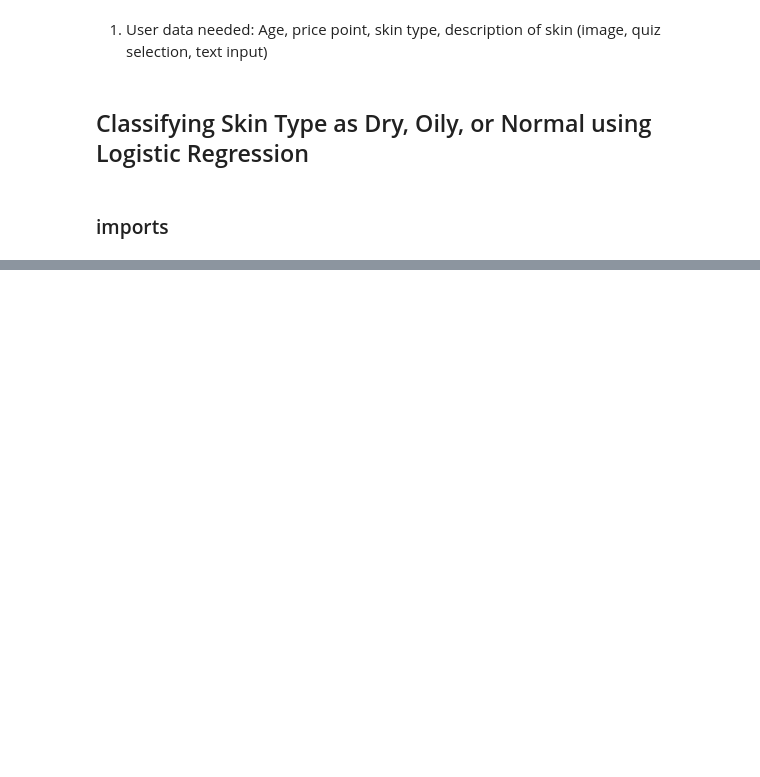
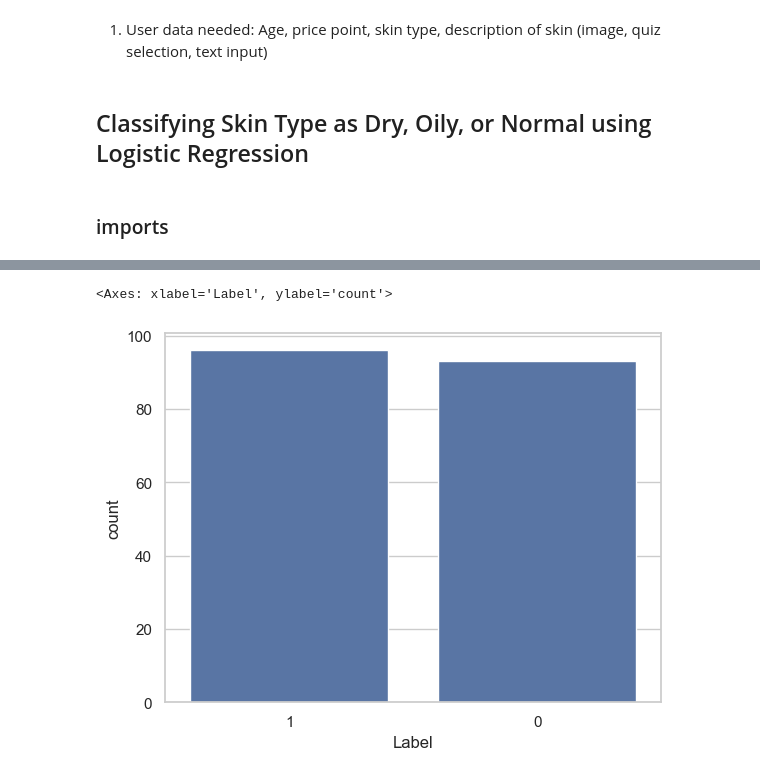
Before and after one commit to sarahlangleben/ingredient-reccomendations, a Jupyter notebook: main.ipynb, the cells around one changed output, grey strips where cells are left out. Drawn from its saved outputs; the diff is of its cells as text; code cells hidden in the pictures; blank space fills up the shorter version.

```diff
--- a/main.ipynb
+++ b/main.ipynb
@@ -69,0 +26,2 @@ from sklearn.metrics import accuracy_score, confusion_matrix
+# %%
+data = pd.read_csv("training.csv", encoding='windows-1252')
@@ -69,0 +44,9 @@ from sklearn.metrics import accuracy_score, confusion_matrix
+# %%
+# Go through each row: if contains "Dry" then it's dry, if oily then Oily label.
+txt_data = data["Text"]
+labels = []
+for i in range(len(txt_data)):
+  if "Oily" in txt_data[i]:
+    labels += ["1"]
+  if "Dry" in txt_data[i]:
+    labels+=[0]
@@ -69,0 +73,5 @@ from sklearn.metrics import accuracy_score, confusion_matrix
+# %%
+clean_txt = []
+for i in range(len(txt_data)):
+  indx = txt_data[i].index("\t")
+  clean_txt += [txt_data[i][:indx]]
@@ -69,0 +98,2 @@ from sklearn.metrics import accuracy_score, confusion_matrix
+# %%
+df = pd.DataFrame({"Text":clean_txt, "Label":labels})
@@ -69,0 +116,6 @@ from sklearn.metrics import accuracy_score, confusion_matrix
+# %%
+sns.set_theme(style="whitegrid")
+sns.barplot(data=df["Label"].value_counts())
+# %% [output]
+<Axes: xlabel='Label', ylabel='count'>
+[figure, added]
```
Also changed, not shown: parts of 15 cells of this notebook.
